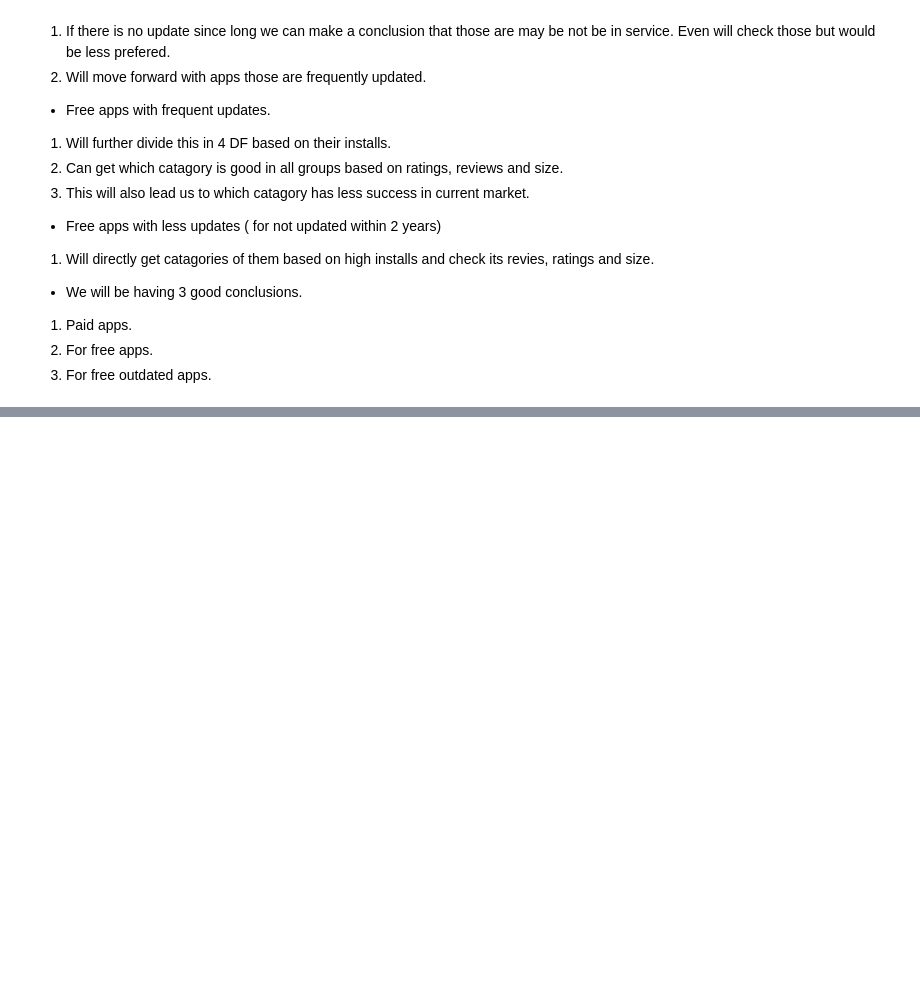
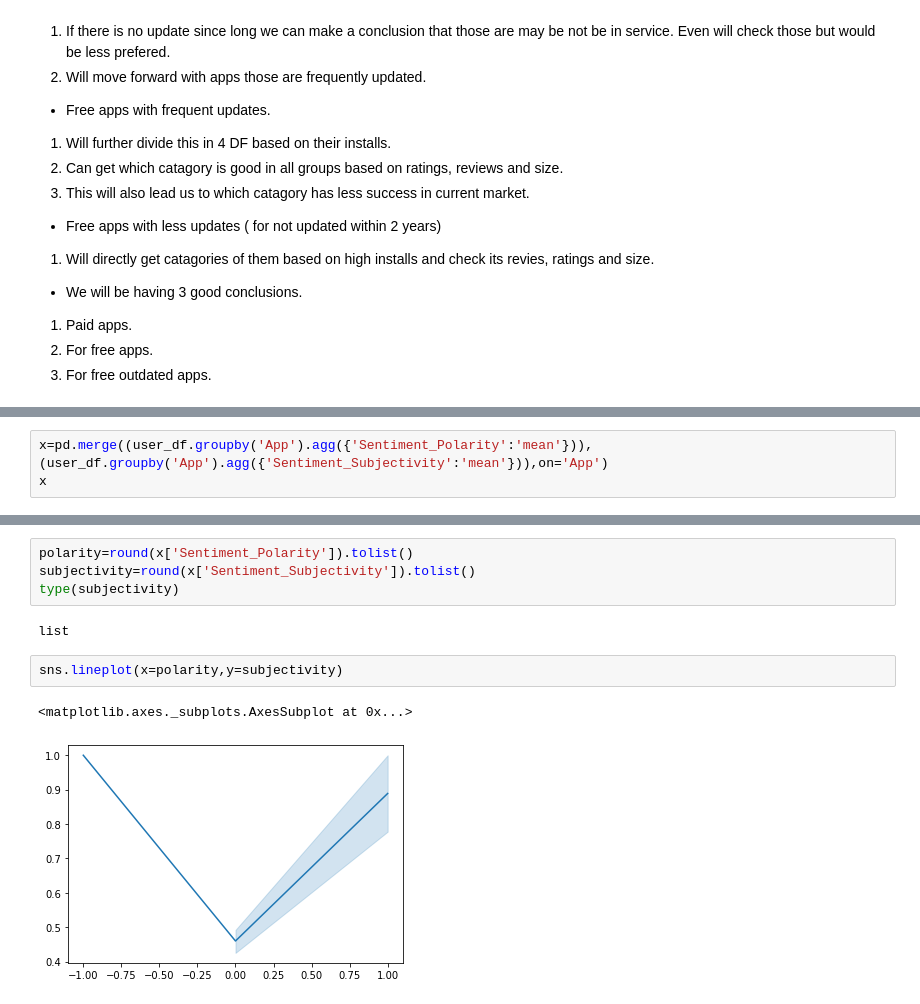
Before and after one commit to yagnik99/Play-Store-apps-data-analysis, a Jupyter notebook: Yagnik_Pandya_Team_2_Capstone_Project_1.ipynb, the cells around one changed output, grey strips where cells are left out. Saved outputs shown, nothing was run; the diff lists cells and outputs as text; blank space fills up the shorter version.

```diff
--- a/Yagnik_Pandya_Team_2_Capstone_Project_1.ipynb
+++ b/Yagnik_Pandya_Team_2_Capstone_Project_1.ipynb
@@ -393,0 +517,3 @@ First should cleanup data. Then-
+# %%
+x=pd.merge((user_df.groupby('App').agg({'Sentiment_Polarity':'mean'})),(user_df.groupby('App').agg({'Sentiment_Subjectivity':'mean'})),on='App')
+x
@@ -393,0 +535,11 @@ First should cleanup data. Then-
+# %%
+polarity=round(x['Sentiment_Polarity']).tolist()
+subjectivity=round(x['Sentiment_Subjectivity']).tolist()
+type(subjectivity)
+# %% [output]
+list
+# %%
+sns.lineplot(x=polarity,y=subjectivity)
+# %% [output]
+<matplotlib.axes._subplots.AxesSubplot at 0x...>
+[figure, added]
```
Also changed, not shown: parts of 19 cells of this notebook.
